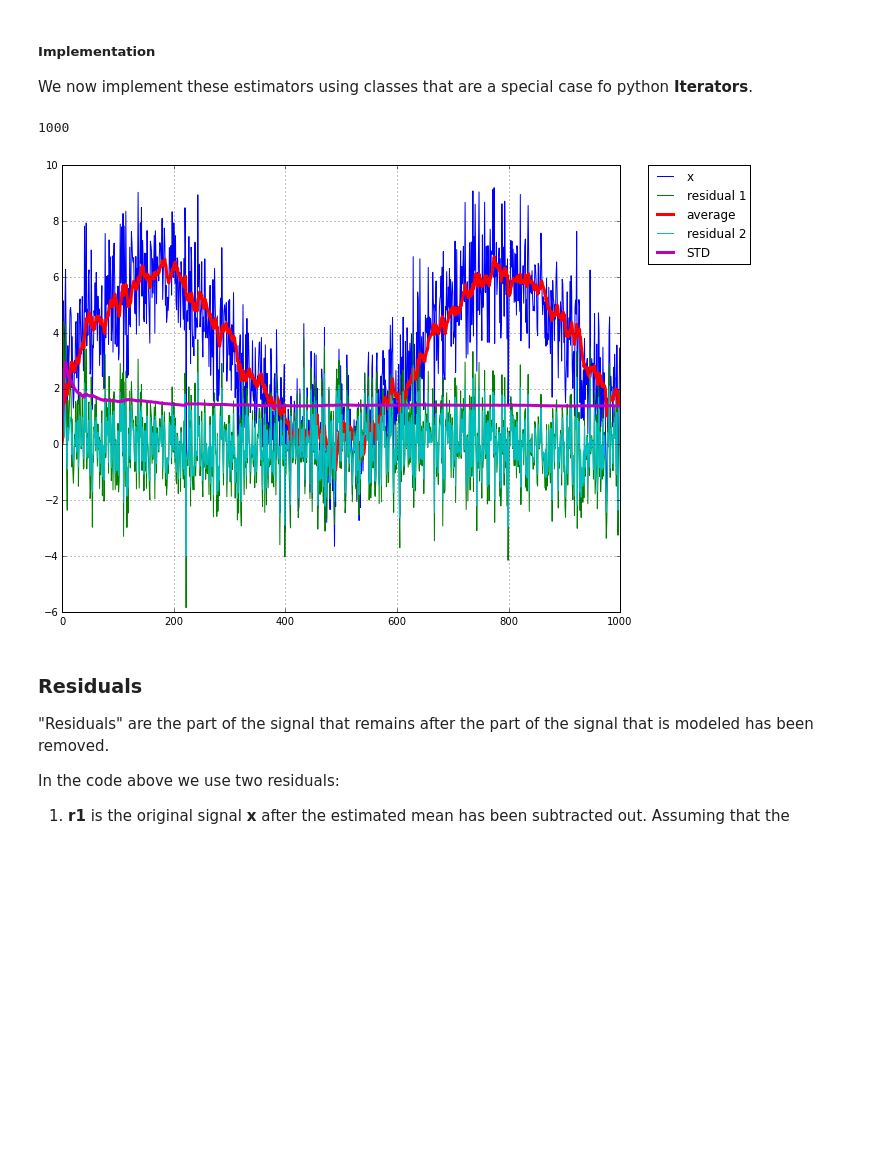
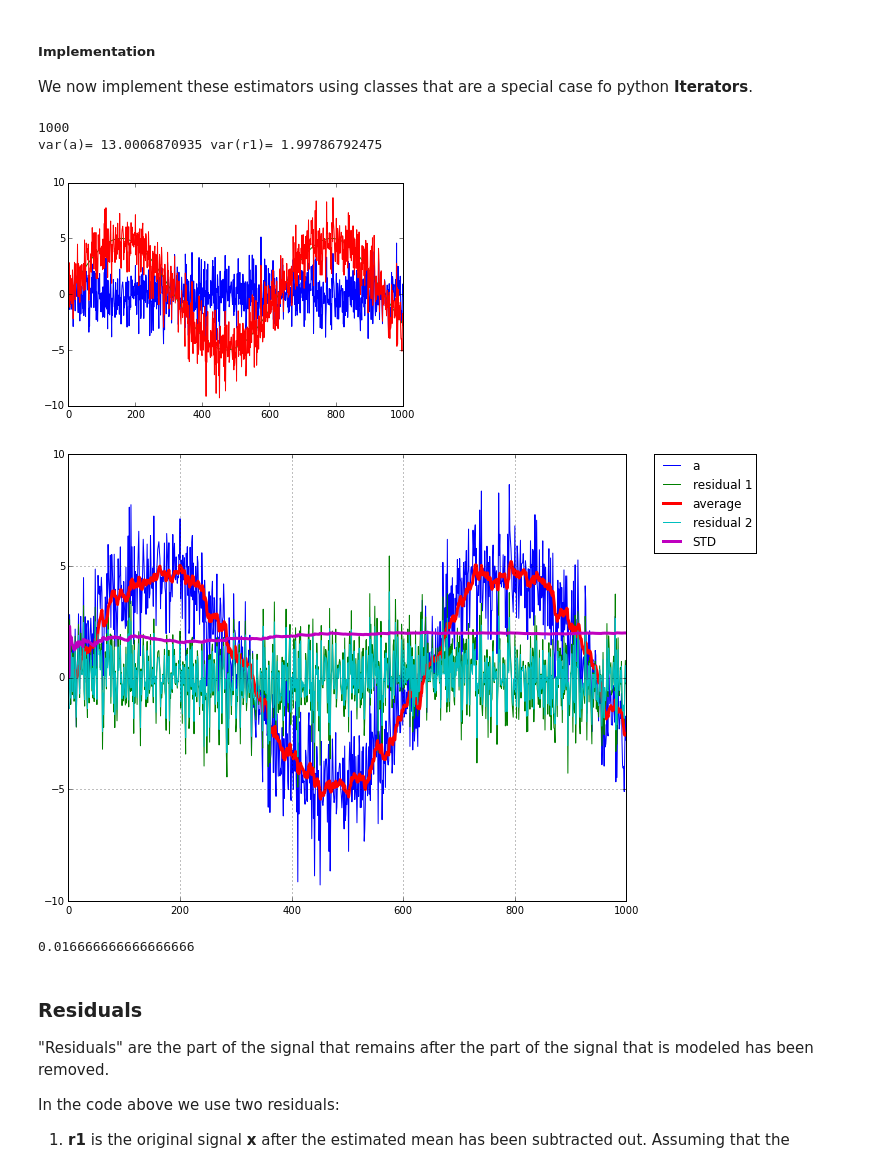
Before and after one commit to yoavfreund/UCSD_BigData_2015, a Jupyter notebook: notebooks/streaming_statistics/Streaming Estimation of Mean, std, and correlation..ipynb, the cells around one changed output. Cells and saved outputs as stored; diff of their text form; code cells hidden in the pictures; blank space fills up the shorter version.

```diff
--- a/notebooks/streaming_statistics/Streaming Estimation of Mean, std, and correlation..ipynb
+++ b/notebooks/streaming_statistics/Streaming Estimation of Mean, std, and correlation..ipynb
@@ -72,20 +72,24 @@ class run_cov(object):
         self.t = 0.0
         self.s = 0.0
         self.alpha = alpha
+        self.single=single
 
     def send(self,x1,x2):
-        assert(x1==x2)
+        if self.single:
+            assert(x1==x2)
         x=x1*x2
         if self.alpha==0:
             self.s=(x + self.t*self.s)/(self.t+1.0)
         else:
             self.s=self.alpha*x + (1-self.alpha)*self.s
         self.t+=1.0
-        residual=x1/math.sqrt(self.s) # return a signal with std 1
-                                      # valid only if x1=x2
+        if self.single:
+            residual=x1/math.sqrt(self.s)
+        else:
+            residual = None
         return residual
 
-    def get_state(self):
+    def get_variance(self):
         return self.s
 # %%
 ## This function takes as input an input sequence and a setting for alpha.
@@ -105,10 +109,11 @@ def plot_mean_std(a,alpha=0.0):
         r1[t]=Av.send(a[t])
         aver[t]=Av.get_state()
         r2[t]=Std.send(r1[t],r1[t])
-        std[t]=Std.get_state()
+        std[t]=Std.get_variance()
 
+    print 'var(a)=',np.var(a),'var(r1)=',np.var(r1)
     plt.figure(num=None, figsize=(10, 8), dpi=80, facecolor='w', edgecolor='k')
-    plt.plot(a,label='x')
+    plt.plot(a,label='a')
     plt.plot(r1,label='residual 1')
     plt.plot(aver,linewidth=3.0,label='average')
     plt.plot(r2,label='residual 2')
@@ -118,14 +123,25 @@ def plot_mean_std(a,alpha=0.0):
 # %%
 sz=1000; # length of input vector
 scale=100.0
-a=np.random.normal(loc=3,scale=1.5,size=sz)
-a= a+3*np.sin(np.arange(0,sz/scale,1/scale))
+noise=np.random.normal(loc=0,scale=1.5,size=sz) #noise
+signal=5*np.sin(np.arange(0,sz/scale,1/scale)) #signal
+plt.plot(noise)
+plt.plot(signal)
+
+a= signal+noise
+plt.plot(a)
 print len(a)
 
 plot_mean_std(a,alpha=0.1)
 # %% [output]
 1000
+var(a)= 13.0006870935 var(r1)= 1.99786792475
-[figure, old version]
+[figure, new version]
+[figure, added]
+# %%
+1/60.
+# %% [output]
+0.016666666666666666
 # %% [markdown]
 ### Residuals
 "Residuals" are the part of the signal that remains after the part of the signal that is modeled has been removed.
```
